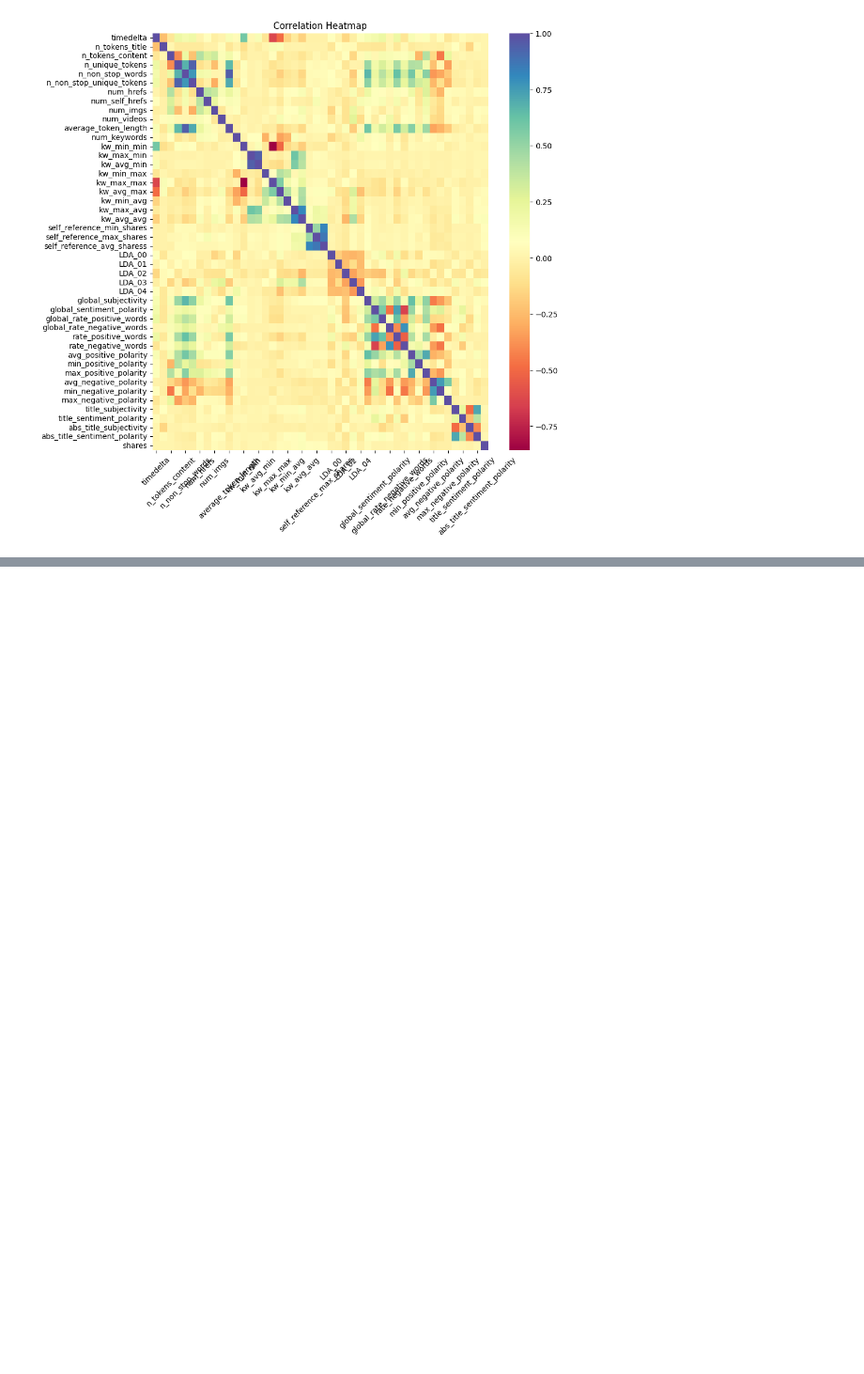
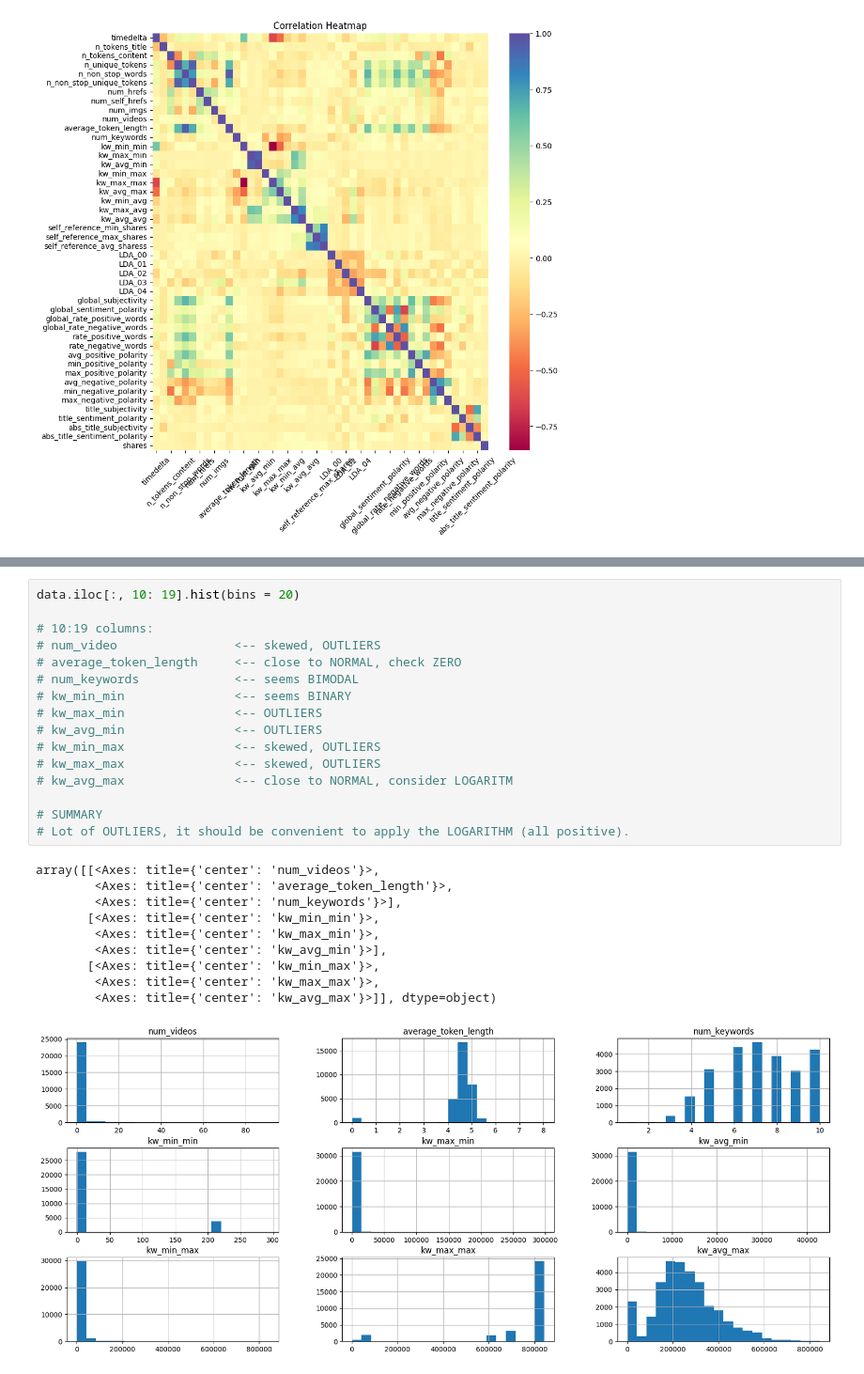
Before and after one commit to Mattizza/DSL-Online-News-Popularity, a Jupyter notebook: data/summer_project_dataset/DSL_news.ipynb, the cells around one changed output, grey strips where cells are left out. Shown: that part at 94% size. Drawn from its saved outputs; the diff is of its cells as text; blank space fills up the shorter version.

```diff
--- a/data/summer_project_dataset/DSL_news.ipynb
+++ b/data/summer_project_dataset/DSL_news.ipynb
@@ -224,0 +268,27 @@ plt.show()
+# %%
+data.iloc[:, 10: 19].hist(bins = 20)
+
+# 10:19 columns:
+# num_video                <-- skewed, OUTLIERS
+# average_token_length     <-- close to NORMAL, check ZERO
+# num_keywords             <-- seems BIMODAL
+# kw_min_min               <-- seems BINARY
+# kw_max_min               <-- OUTLIERS
+# kw_avg_min               <-- OUTLIERS
+# kw_min_max               <-- skewed, OUTLIERS
+# kw_max_max               <-- skewed, OUTLIERS
+# kw_avg_max               <-- close to NORMAL, consider LOGARITM
+
+# SUMMARY
+# Lot of OUTLIERS, it should be convenient to apply the LOGARITHM (all positive).
+# %% [output]
+array([[<Axes: title={'center': 'num_videos'}>,
+        <Axes: title={'center': 'average_token_length'}>,
+        <Axes: title={'center': 'num_keywords'}>],
+       [<Axes: title={'center': 'kw_min_min'}>,
+        <Axes: title={'center': 'kw_max_min'}>,
+        <Axes: title={'center': 'kw_avg_min'}>],
+       [<Axes: title={'center': 'kw_min_max'}>,
+        <Axes: title={'center': 'kw_max_max'}>,
+        <Axes: title={'center': 'kw_avg_max'}>]], dtype=object)
+[figure, added]
```
Also changed, not shown: parts of 7 cells of this notebook.
